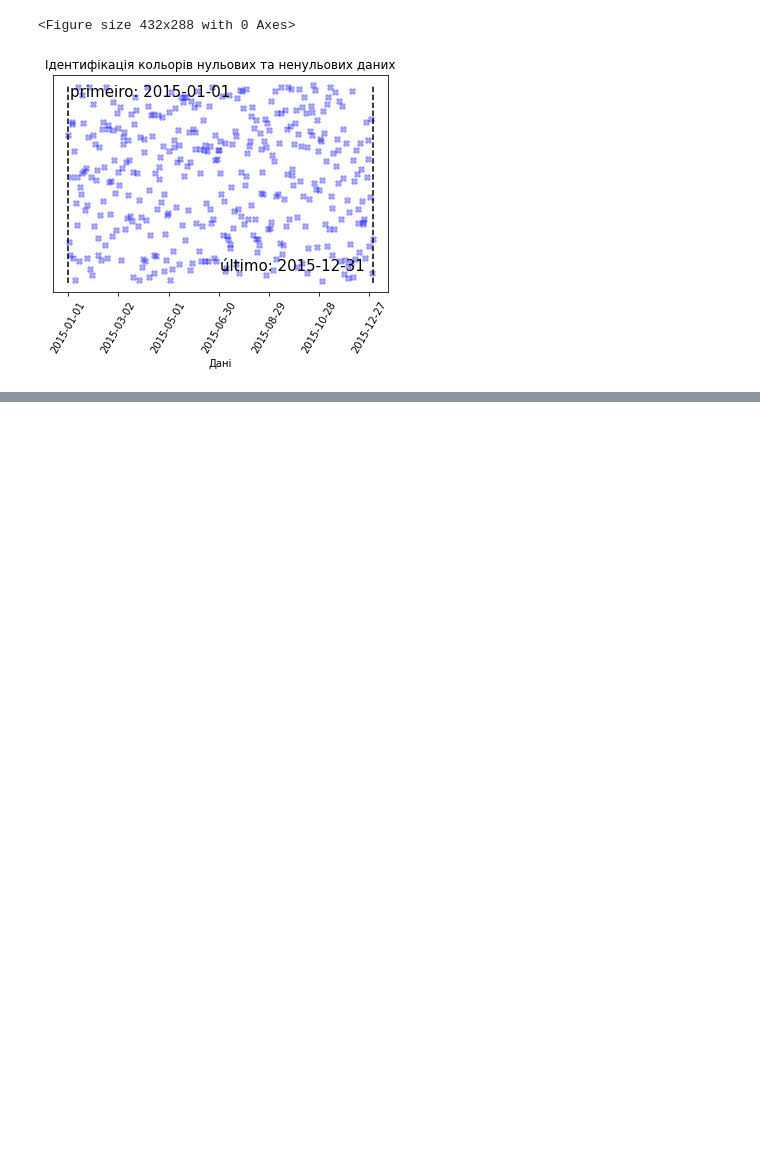
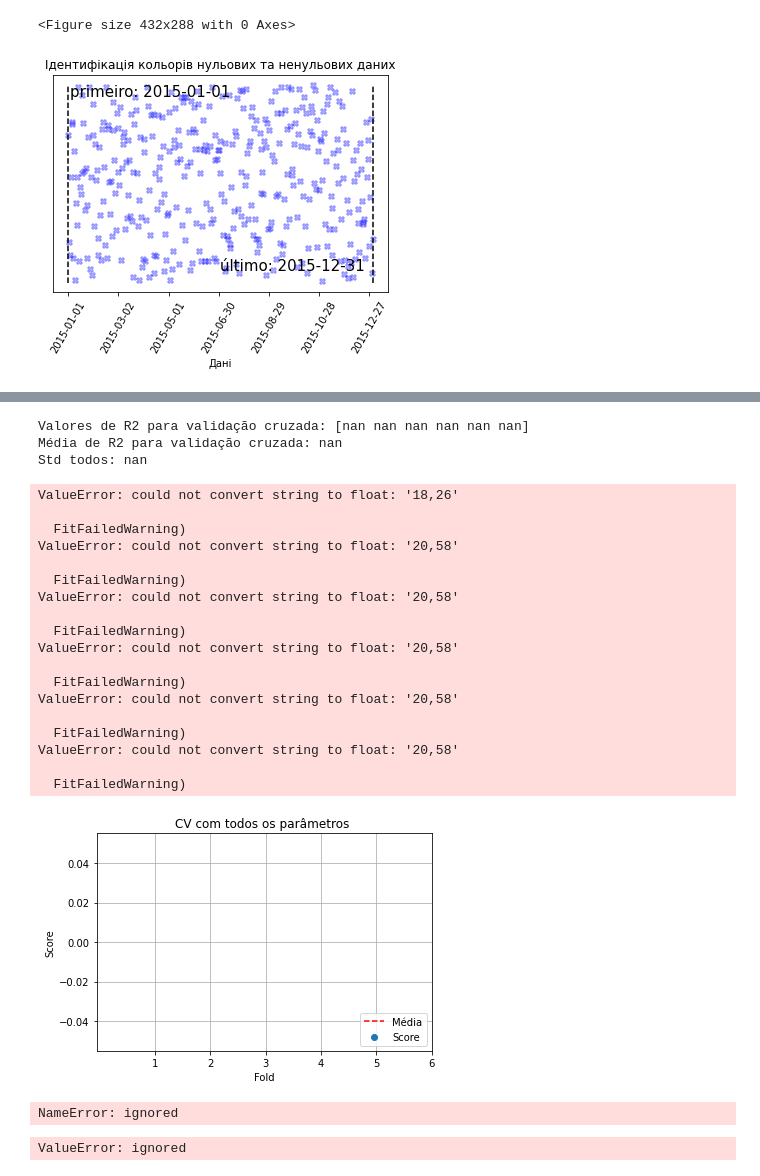
Before and after one commit to IrynaTkachenko/ai-experience, a Jupyter notebook: linearRegression.ipynb, the cells around one changed output, grey strips where cells are left out. Drawn from its saved outputs; the diff is of its cells as text; code cells hidden in the pictures; blank space fills up the shorter version.

```diff
--- a/linearRegression.ipynb
+++ b/linearRegression.ipynb
@@ -73,0 +327,72 @@ Text(0.5, 0.1, 'último: 2015-12-31')
+# %%
+folds = 6
+scores = cross_val_score(reg,xTrain,yTrain,cv=folds)
+avgScores = np.mean(scores)
+
+plt.scatter(list(range(1,folds+1)),scores)
+plt.plot([1,folds],[avgScores,avgScores],linestyle='--',c='red')
+plt.xlabel('Fold')
+plt.ylabel('Score')
+plt.xticks(ticks=list(range(1,folds+1)))
+plt.legend(['Média','Score'],loc='lower right')
+plt.title('CV com todos os parâmetros ')
+plt.grid()
+print('Valores de R2 para validação cruzada: {}'.format(scores))
+print('Média de R2 para validação cruzada: {}'.format(avgScores))
+print('Std todos: {}'.format(np.std(scores)))
+# %% [output]
+Valores de R2 para validação cruzada: [nan nan nan nan nan nan]
+Média de R2 para validação cruzada: nan
+Std todos: nan
+ValueError: could not convert string to float: '18,26'
+
+  FitFailedWarning)
+ValueError: could not convert string to float: '20,58'
+
+  FitFailedWarning)
+ValueError: could not convert string to float: '20,58'
+
+  FitFailedWarning)
+ValueError: could not convert string to float: '20,58'
+
+  FitFailedWarning)
+ValueError: could not convert string to float: '20,58'
+
+  FitFailedWarning)
+ValueError: could not convert string to float: '20,58'
+
+  FitFailedWarning)
+[figure, added]
+# %%
+scoresTMax = cross_val_score(regTMax,xTMaxTrain,yTMaxTrain,cv=folds)
+avgScoresTMax = np.mean(scoresTMax)
+plt.scatter(list(range(1,folds+1)),scoresTMax)
+plt.plot([1,folds],[avgScoresTMax,avgScoresTMax],linestyle='--',c='red')
+plt.xlabel('Fold')
+plt.ylabel('Score')
+plt.xticks(ticks=list(range(1,folds+1)))
+plt.legend(['Média','Scores'],loc='upper right')
+plt.title('CV com Temp. Máxima, precipitação e dia da semana ')
+plt.grid()
+print('Valores de R2 para validação cruzada: {}'.format(scoresTMax))
+print('Média de R2 para validação cruzada: {}'.format(avgScoresTMax))
+print('Std TMax: {}'.format(np.std(scoresTMax)))
+# %% [output]
+NameError: ignored
+# %%
+scoresLasso = []
+alphas = np.linspace(5e-4,2e-1,num=10000)
+
+for a in alphas:
+  regLasso = Lasso(alpha=a)
+  regLasso.fit(xTrain,yTrain)
+  yPredLasso = regLasso.predict(xTest)
+  scoresLasso.append(regLasso.score(xTest,yTest))
+
+plt.plot(alphas,scoresLasso)
+plt.xlabel('Alpha')
+plt.ylabel('Score')
+plt.title(r'Variação de $R^2$ em função de $\alpha$')
+plt.grid()
+# %% [output]
+ValueError: ignored
```
Also changed, not shown: parts of 12 cells of this notebook.
